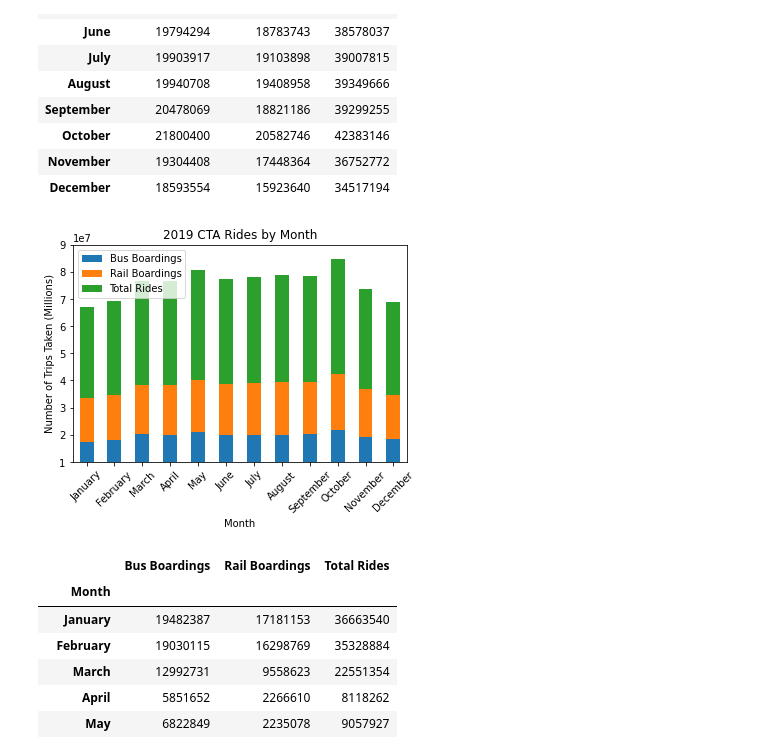
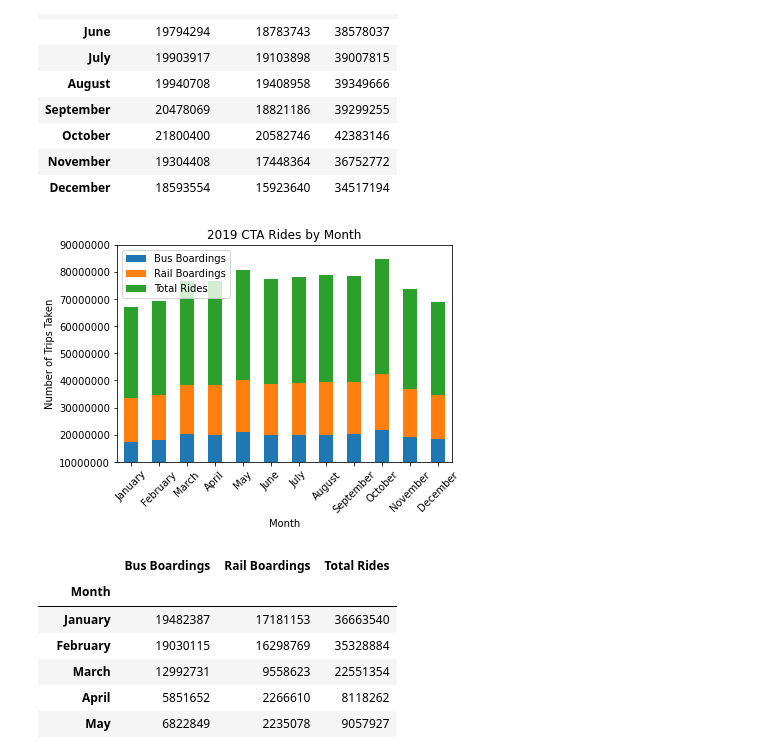
Before and after one commit to Slainte91/COVID-movement, a Jupyter notebook: cta/cta.ipynb, the cells around one changed output. Saved outputs shown, nothing was run; the diff lists cells and outputs as text; code cells hidden in the pictures.

```diff
--- a/cta/cta.ipynb
+++ b/cta/cta.ipynb
@@ -64,14 +65,17 @@ month_grouped_2019
 # %%
 #make a bar graph of 2019 CTA travel
 month_grouped_2019.plot.bar(stacked=True, rot=45)
 plt.ylim(10000000, 90000000)
 plt.title("2019 CTA Rides by Month")
 plt.xlabel("Month")
-plt.ylabel("Number of Trips Taken (Millions)")
+plt.ylabel("Number of Trips Taken")
+#code from:
+#https://www.reddit.com/r/learnpython/comments/el4vbx/how_to_remove_scientific_notation_from_a/
+plt.gcf().axes[0].yaxis.get_major_formatter().set_scientific(False)
 fig = plt.gcf()
 fig.savefig("2019plot.png");
 # %% [output]
-[figure, old version]
+[figure, new version]
 # %%
 #grab 2020 dates
 third_df = cta_df[6879:6952]
```
Also changed, not shown: parts of 5 cells of this notebook.
